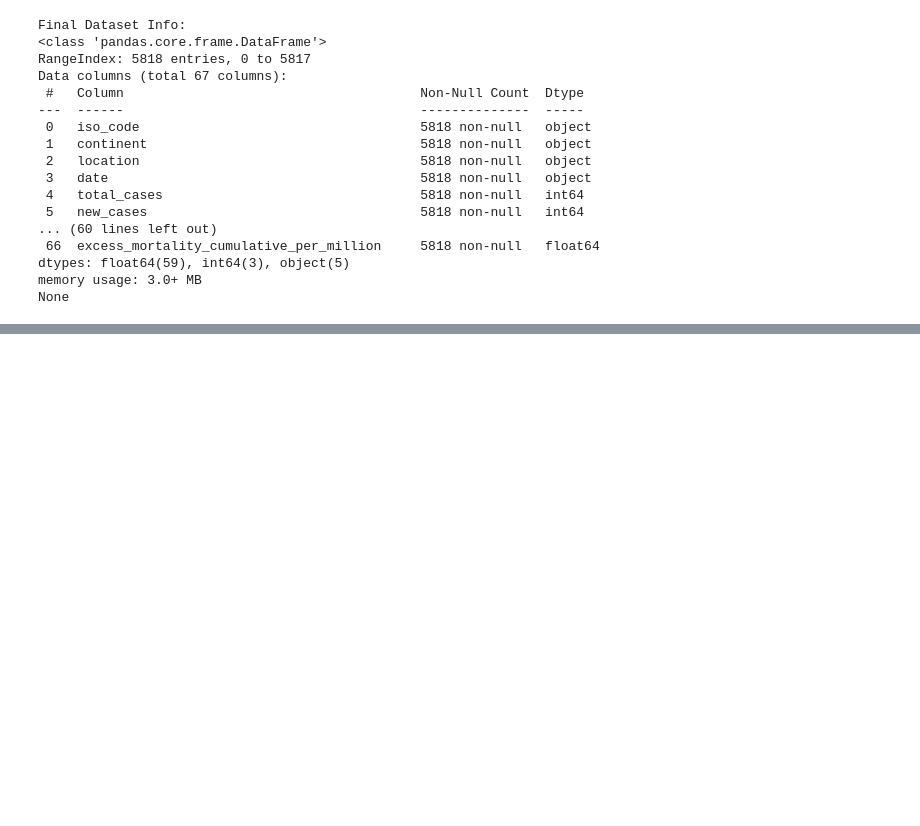
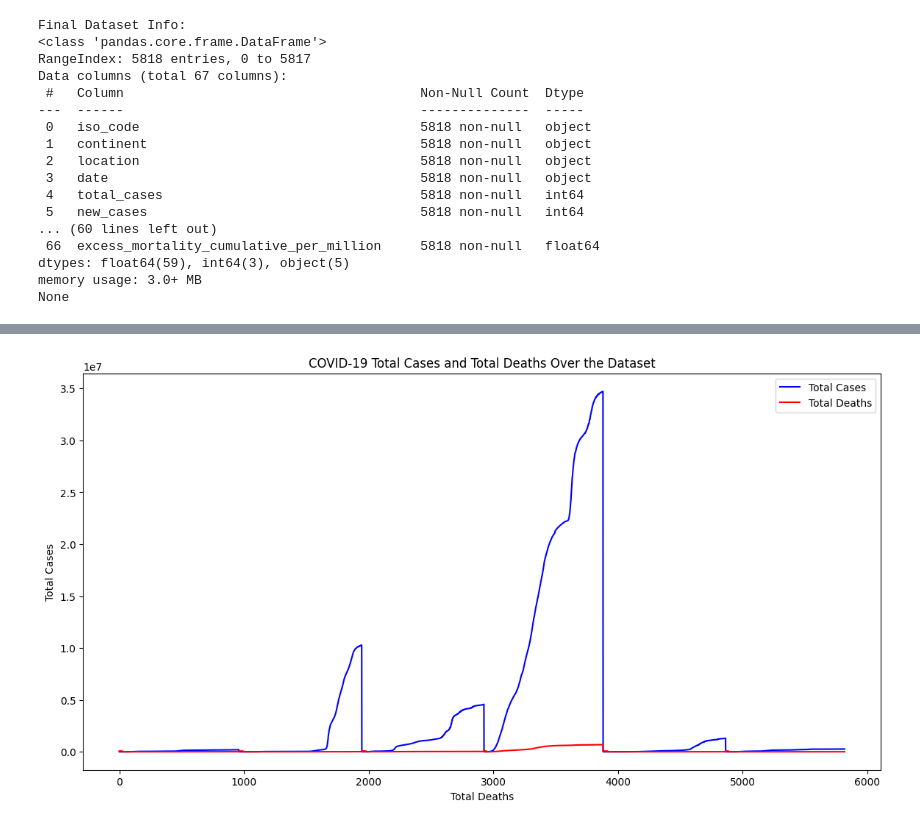
Before and after one commit to PRANTIKCHAKRABORTY/EDA, a Jupyter notebook: 21BCE0003.ipynb, the cells around one changed output, grey strips where cells are left out. Cells and saved outputs as stored; diff of their text form; code cells hidden in the pictures; blank space fills up the shorter version.

```diff
--- a/21BCE0003.ipynb
+++ b/21BCE0003.ipynb
@@ -148,0 +246,22 @@ None
+# %%
+# Plot the Dataset
+plt.figure(figsize=(14, 7))
+
+# Plotting Total Cases
+plt.plot(df['total_cases'].values, label='Total Cases', color='blue')
+
+# Plotting Total Deaths
+plt.plot(df['total_deaths'].values, label='Total Deaths', color='red')
+
+# Adding labels and title
+plt.xlabel('Total Deaths')
+plt.ylabel('Total Cases')
+plt.title('COVID-19 Total Cases and Total Deaths Over the Dataset')
+
+# Adding legend
+plt.legend()
+
+# Show the plot
+plt.show()
+# %% [output]
+[figure, added]
```
Also changed, not shown: parts of 87 cells of this notebook.
